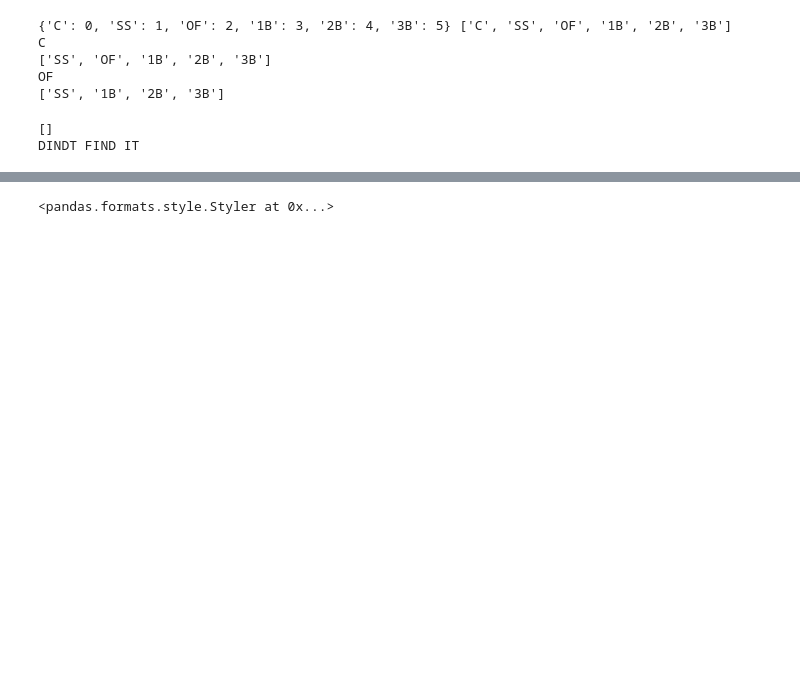
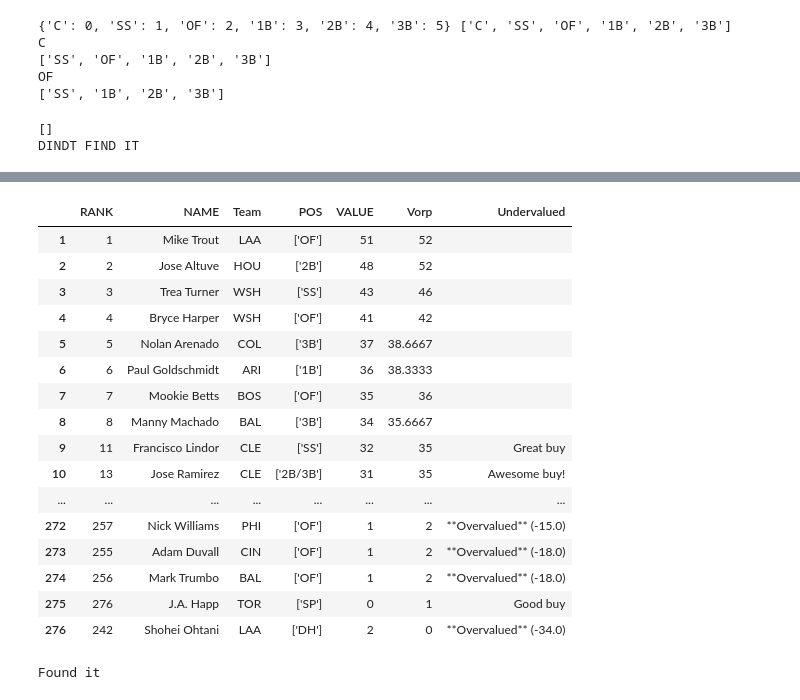
Before and after one commit to dnlebard/hella_vorp, a Jupyter notebook: vorpy_style.ipynb, the cells around one changed output, grey strips where cells are left out. Drawn from its saved outputs; the diff is of its cells as text; code cells hidden in the pictures; blank space fills up the shorter version.

```diff
--- a/vorpy_style.ipynb
+++ b/vorpy_style.ipynb
@@ -513,6 +520,7 @@ def load_player_data(csv_file, rank_col_str, pos_col_str, value_col_str, float_c
                     headers.append(row[col_idx])
                     col_idx += 1
                 headers.append("Vorp")
+                print("DNL: headers:", headers)
 
             else:
                 col_idx = 0
@@ -530,6 +538,7 @@ def load_player_data(csv_file, rank_col_str, pos_col_str, value_col_str, float_c
 
             row_idx+=1
 
+#     print(player_data)
     batters = ['C', 'SS', 'OF', '1B', '2B', '3B']
     pitchers = ['RP','SP']
     starting_pos = batters + pitchers
@@ -544,15 +553,28 @@ def load_player_data(csv_file, rank_col_str, pos_col_str, value_col_str, float_c
     # Calculate VORP
     for i, player in enumerate(player_data):
         player_pos = player_data[i][idx_from_header(pos_col_str,headers)]
-        vorp_list = []
+        if "/" in player_pos[0]:
+            player_pos = player_pos[0].split("/")
+            if '' in player_pos: player_pos.remove('')
+#             print("--> FOUND  /")
+#             print("--> didnt find /")
+#         print("DNL: player_pos:", player_pos)
+        vorp_list = [0,]
+        add_player = False
         for pos in player_pos:
-            vorp_list.append(player_data[i][idx_from_header(value_col_str,headers)] - replace_values[pos])
+            if pos in starting_pos:
+                vorp_list.append(player_data[i][idx_from_header(value_col_str,headers)] - replace_values[pos])
+#                 add_player = True
+#         if add_player:
         player_data[i][idx_from_header("Vorp",headers)] = max(vorp_list)
 
     return player_data, headers
 
 def calc_replace_val_by_pos(replacement_level, player_pos, rank_col, pos_col, value_col, data):
     avg_val = 0.0
+#     print("DNL: replacement_level:",replacement_level,"player_pos:",player_pos, "rank_col:", rank_col,"pos_col:",pos_col, "value_col",value_col)
+#     for i, rpvalue in enumerate(find_next_three_replacement_values(replacement_level, player_pos, rank_col, pos_col, value_col, data)):
+#         print("DNL: {}-th replacement value: {}".format(i,rpvalue))
     return sum(find_next_three_replacement_values(replacement_level, player_pos, rank_col, pos_col, value_col, data))/3.0
 
 
@@ -725,6 +725,22 @@ Top 40 3B by VORP:
 ... (4 outputs left out)
 # %%
-show_data(espn_players,espn_headers,display,num_rows=280, \
+show_data(espn_players,espn_headers,display,num_rows=276, \
           sort_column=sort_column,sort_ascending=False, show_good_buys=True)
 # %% [output]
-<pandas.formats.style.Styler at 0x...>
+|  | RANK | NAME | Team | POS | VALUE | Vorp | Undervalued |
+| 1 | 1 | Mike Trout | LAA | ['OF'] | 51 | 52 |  |
+| 2 | 2 | Jose Altuve | HOU | ['2B'] | 48 | 52 |  |
+| 3 | 3 | Trea Turner | WSH | ['SS'] | 43 | 46 |  |
+| 4 | 4 | Bryce Harper | WSH | ['OF'] | 41 | 42 |  |
+| 5 | 5 | Nolan Arenado | COL | ['3B'] | 37 | 38.6667 |  |
+| 6 | 6 | Paul Goldschmidt | ARI | ['1B'] | 36 | 38.3333 |  |
+| 7 | 7 | Mookie Betts | BOS | ['OF'] | 35 | 36 |  |
+| 8 | 8 | Manny Machado | BAL | ['3B'] | 34 | 35.6667 |  |
+| 9 | 11 | Francisco Lindor | CLE | ['SS'] | 32 | 35 | Great buy |
+| 10 | 13 | Jose Ramirez | CLE | ['2B/3B'] | 31 | 35 | Awesome buy! |
+| ... | ... | ... | ... | ... | ... | ... | ... |
+| 272 | 257 | Nick Williams | PHI | ['OF'] | 1 | 2 | **Overvalued** (-15.0) |
+| 273 | 255 | Adam Duvall | CIN | ['OF'] | 1 | 2 | **Overvalued** (-18.0) |
+| 274 | 256 | Mark Trumbo | BAL | ['OF'] | 1 | 2 | **Overvalued** (-18.0) |
+| 275 | 276 | J.A. Happ | TOR | ['SP'] | 0 | 1 | Good buy |
+| 276 | 242 | Shohei Ohtani | LAA | ['DH'] | 2 | 0 | **Overvalued** (-34.0) |
@@ -730,0 +749,5 @@ show_data(espn_players,espn_headers,display,num_rows=280, \
+# %%
+if "/" in test_str:
+    print("Found it")
+# %% [output]
+Found it
```
Also changed, not shown: parts of 9 cells of this notebook, 2 other files.
